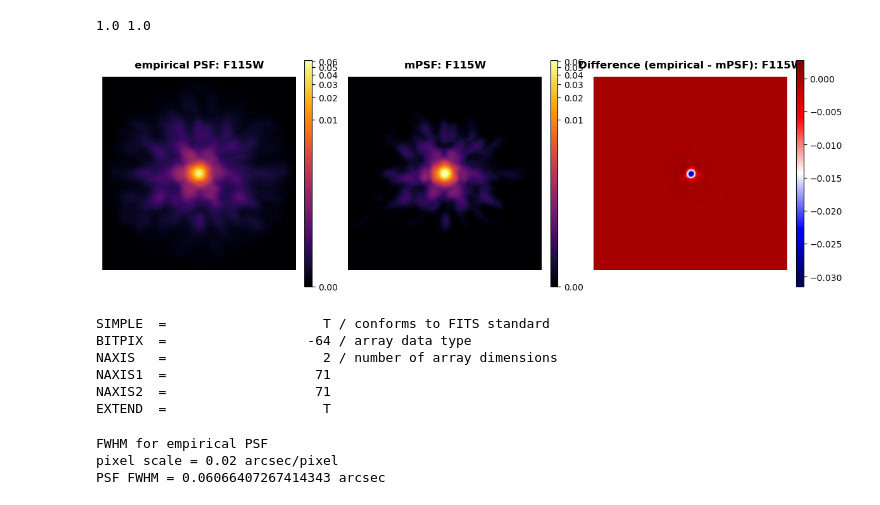
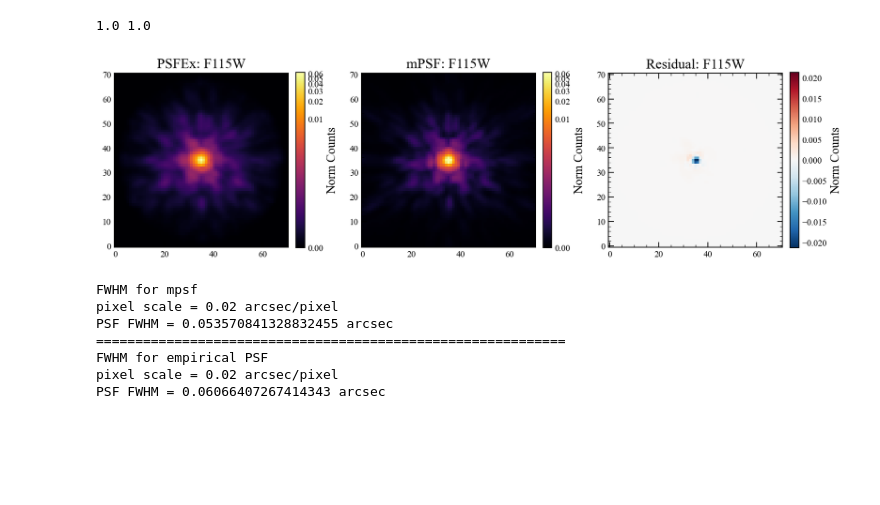
Before and after one commit to LilyHanZhang/mopsf, a Jupyter notebook: run_mpsf.ipynb, the cells around one changed output. Drawn from its saved outputs; the diff is of its cells as text; code cells hidden in the pictures; blank space fills up the shorter version.

```diff
--- a/run_mpsf.ipynb
+++ b/run_mpsf.ipynb
@@ -133,7 +143,7 @@ ra_hp  = np.degrees(phi)
 sci_x = np.array([0, 2047, 2047, 0])
 sci_y = np.array([0, 0, 2047, 2047])
 
-fig, ax = plt.subplots(1, 1, figsize=(8, 7))
+fig, ax = plt.subplots(1, 1, figsize=(5, 5))
 module_colors = {'A': '#1f77b4', 'B': '#ff7f0e'}
 module_labels = {'A': 'Module A', 'B': 'Module B'}
 
@@ -258,6 +277,6 @@ FWHM for ('F115W', 'NRCB4')
 pixel scale = 0.031 arcsec/pixel
 PSF FWHM = 0.039964501445113494 arcsec
 # %%
-mock_files = sorted(glob.glob(os.path.join(INJECTED_DIR, f"*mpsf.fits")))
+mock_files = sorted(glob.glob(os.path.join(INJECTED_DIR, f"*tweakreg_mpsf.fits")))
 print(len(mock_files), mock_files)
 # %% [output]
@@ -360,17 +422,7 @@ Set OBSGEO-H to 1574738043.483 from OBSGEO-[XYZ]'.
 # %%
-from astropy.visualization import ZScaleInterval
-from astropy.visualization.mpl_normalize import ImageNormalize
-
 %matplotlib inline
-fig, ax = plt.subplots(1, 1, figsize=(8, 7))
-
-with fits.open(mosaic_file) as hdul:
-    hdul.info()
-
-    # ZScale is specifically designed for astronomical images
-    norm = ImageNormalize(hdul['SCI'].data, interval=ZScaleInterval())
-    im = ax.imshow(hdul['SCI'].data, cmap='hot', norm=norm, interpolation='gaussian', origin='lower')
-    ax.set_title(f"Mosaic")
-    plt.colorbar(im, ax=ax, label='Intensity')
+fig, ax, im, norm = my_im_show(mosaic_sci, scale='percentile', cmap='gray', percentile=99.95,
+                                   purpose='simulation', colorbar=True, title='mock image')
+ax.plot(np.where(mosaic_sci<0)[1], np.where(mosaic_sci<0)[0], 'ro', markersize=2, label='Negative Pixels')
 plt.show()
 # %% [output]
@@ -552,58 +575,53 @@ print(np.sum(psf_data),np.sum(mpsf))
 # %%
 import matplotlib.pyplot as plt
 from astropy.visualization import simple_norm
 from matplotlib.colors import TwoSlopeNorm,SymLogNorm
+# ━━━━━━━━━━━━━━━━━━━━━━━━━━━━━━━━━━━━━━━━━━━━━━━━━━━━━━━━━━━━━━━━━━━━━━━━━━━
+# 2D PSFs
+# ━━━━━━━━━━━━━━━━━━━━━━━━━━━━━━━━━━━━━━━━━━━━━━━━━━━━━━━━━━━━━━━━━━━━━━━━━━━
+
 fig, axs = plt.subplots(1, 3, figsize=(12, 4))
 norm_psf = simple_norm(psf_data, stretch='log')
-norm_diff = simple_norm(psf_data - mpsf, stretch='linear')  # Better for difference
-
 # Subplot 1 - empirical PSF
-im1 = axs[0].imshow(psf_data, cmap='inferno', norm=norm_psf, interpolation='gaussian', origin='lower')
-axs[0].set_title(f"empirical PSF: {FILTER}", fontsize=12, fontweight='bold', pad=10)
-axs[0].axis('off')
-cbar1 = plt.colorbar(im1, ax=axs[0], fraction=0.046, pad=0.04, aspect=30)
-cbar1.ax.tick_params(labelsize=10)
+my_im_show(psf_data, ax = axs[0], norm = norm_psf, cmap = 'inferno',
+           title = f'PSFEx: {FILTER}', cbar_label= 'Norm Counts')
 
 # Subplot 2 - mPSF
-im2 = axs[1].imshow(mpsf, cmap='inferno', norm=norm_psf, interpolation='gaussian', origin='lower')
-axs[1].set_title(f"mPSF: {FILTER}", fontsize=12, fontweight='bold', pad=10)
-axs[1].axis('off')
-cbar2 = plt.colorbar(im2, ax=axs[1], fraction=0.046, pad=0.04, aspect=30)
-cbar2.ax.tick_params(labelsize=10)
+my_im_show(mpsf, ax = axs[1], norm = norm_psf, cmap = 'inferno',
+           title = f'mPSF: {FILTER}', cbar_label= 'Norm Counts')
 
-# Subplot 2 - Difference (PSFEx - PSF)
-#diff = psf_data - mpsf
-#vmax = max(np.abs(diff).max(), 1e-10)
+# Subplot 3 - Difference (PSFEx - PSF)
+diff = psf_data - mpsf
+vmax = max(np.abs(diff).max(), 1e-10)
+
 #linthresh = max(0.01 * vmax, 1e-8)
 #im3 = axs[2].imshow(diff, cmap='RdBu_r',
 #                    norm=SymLogNorm(linthresh=linthresh, linscale=0.5,
 #                                    vmin=-vmax, vmax=vmax),
 #                    interpolation='gaussian', origin='lower')
-im3 = axs[2].imshow(psf_data-mpsf, cmap='seismic', norm=norm_diff, interpolation='gaussian', origin='lower')
-axs[2].set_title(f"Difference (empirical - mPSF): {FILTER}", fontsize=12, fontweight='bold', pad=10)
-axs[2].axis('off')
-cbar3 = plt.colorbar(im3, ax=axs[2], fraction=0.046, pad=0.04, aspect=30)
-cbar3.ax.tick_params(labelsize=10)
+#plt.colorbar(im3, ax=axs[2], fraction=0.046, pad=0.04, aspect=30)
+my_im_show(diff, ax = axs[2], scale='zscale', purpose = 'residual',vmin = -vmax, vmax = vmax,
+           title = f'Residual: {FILTER}', cbar_label= 'Norm Counts')
 
 plt.tight_layout()
 plt.show()
 # %% [output]
-[figure, old version]
+[figure, new version]
-# %%
-hdr
-# %% [output]
-SIMPLE  =                    T / conforms to FITS standard
-BITPIX  =                  -64 / array data type
-NAXIS   =                    2 / number of array dimensions
-NAXIS1  =                   71
-NAXIS2  =                   71
-EXTEND  =                    T
 # %%
+print(f"FWHM for mpsf")
+print(f"pixel scale = {pixel_scale} arcsec/pixel")
+fwhm_mpsf = fit_fwhm(mpsf)[0] * pixel_scale
+print(f"PSF FWHM = {fwhm_mpsf} arcsec")
+print("="*60)
 print(f"FWHM for empirical PSF")
 print(f"pixel scale = {pixel_scale} arcsec/pixel")
 fwhm_stacked_psfex = fit_fwhm(psf_data)[0] * pixel_scale
 print(f"PSF FWHM = {fwhm_stacked_psfex} arcsec")
 # %% [output]
+FWHM for mpsf
+pixel scale = 0.02 arcsec/pixel
+PSF FWHM = 0.053570841328832455 arcsec
+============================================================
 FWHM for empirical PSF
 pixel scale = 0.02 arcsec/pixel
 PSF FWHM = 0.06066407267414343 arcsec
```
Also changed, not shown: parts of 23 cells of this notebook, 2 other files.
